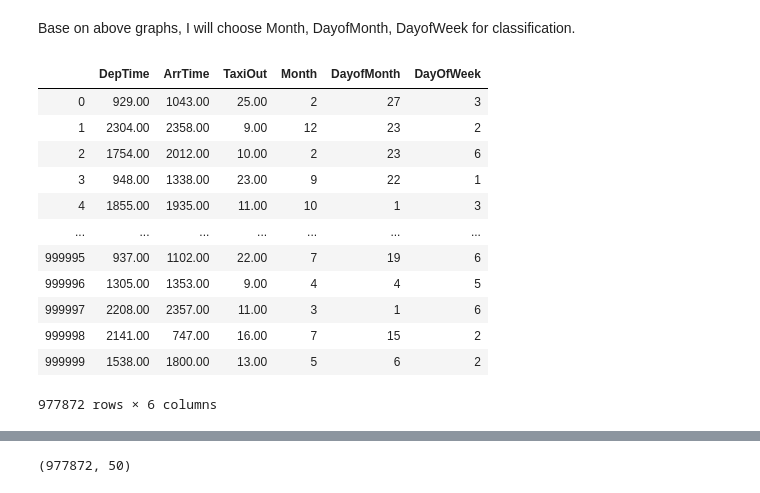
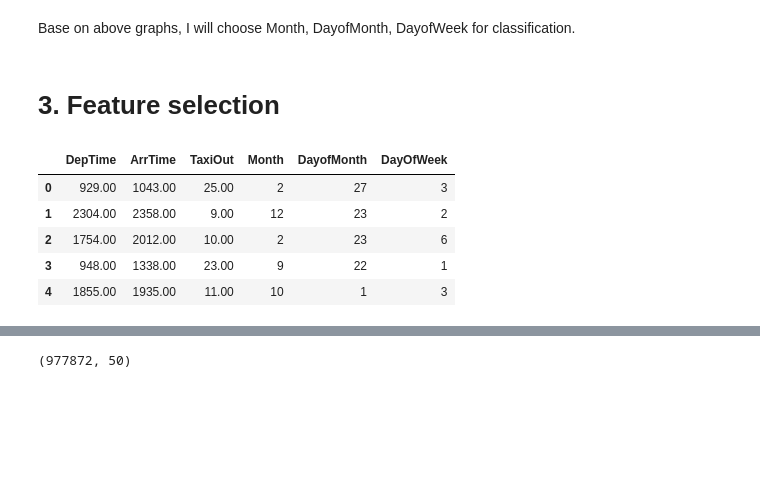
Before and after one commit to danghung-dev/cbd-assignment, a Jupyter notebook: assignment5_Airline_Arrival/assignment5_2.ipynb, the cells around one changed output, grey strips where cells are left out. Drawn from its saved outputs; the diff is of its cells as text; code cells hidden in the pictures; blank space fills up the shorter version.

```diff
--- a/assignment5_Airline_Arrival/assignment5_2.ipynb
+++ b/assignment5_Airline_Arrival/assignment5_2.ipynb
@@ -383,29 +383,24 @@ data.head()
 | 4 | 5656006 | 10 | 1 | 3 | 1855.00 | 1935.00 | WN | 84.00 | -20.00 | ... |
 # %% [markdown]
 Base on above graphs, I will choose Month, DayofMonth, DayofWeek for classification.
+# %% [markdown]
+# 3. Feature selection
 # %%
 categorical = data.select_dtypes(exclude = [np.number])
 numerical = data.select_dtypes(include = [np.number])
 # %%
 selectedFeature = ['Month', 'DayofMonth','DayOfWeek', 'DepTime', 'ArrTime', 'TaxiOut']
 dataSelected = pd.DataFrame()
 dataSelected = numerical[selectedFeature[3:]].copy()
 dataSelected = pd.concat([dataSelected,categorical[selectedFeature[:3]]],axis=1)
-dataSelected
+dataSelected.head()
 # %% [output]
 |  | DepTime | ArrTime | TaxiOut | Month | DayofMonth | DayOfWeek |
 | 0 | 929.00 | 1043.00 | 25.00 | 2 | 27 | 3 |
 | 1 | 2304.00 | 2358.00 | 9.00 | 12 | 23 | 2 |
 | 2 | 1754.00 | 2012.00 | 10.00 | 2 | 23 | 6 |
 | 3 | 948.00 | 1338.00 | 23.00 | 9 | 22 | 1 |
 | 4 | 1855.00 | 1935.00 | 11.00 | 10 | 1 | 3 |
-| ... | ... | ... | ... | ... | ... | ... |
-| 999995 | 937.00 | 1102.00 | 22.00 | 7 | 19 | 6 |
-| 999996 | 1305.00 | 1353.00 | 9.00 | 4 | 4 | 5 |
-| 999997 | 2208.00 | 2357.00 | 11.00 | 3 | 1 | 6 |
-| 999998 | 2141.00 | 747.00 | 16.00 | 7 | 15 | 2 |
-| 999999 | 1538.00 | 1800.00 | 13.00 | 5 | 6 | 2 |
-977872 rows × 6 columns
 # %%
 categorical = dataSelected[selectedFeature[:3]].copy()
 numerical = dataSelected[selectedFeature[3:]].copy()
```
Also changed, not shown: parts of 39 cells of this notebook, 1 other file.
